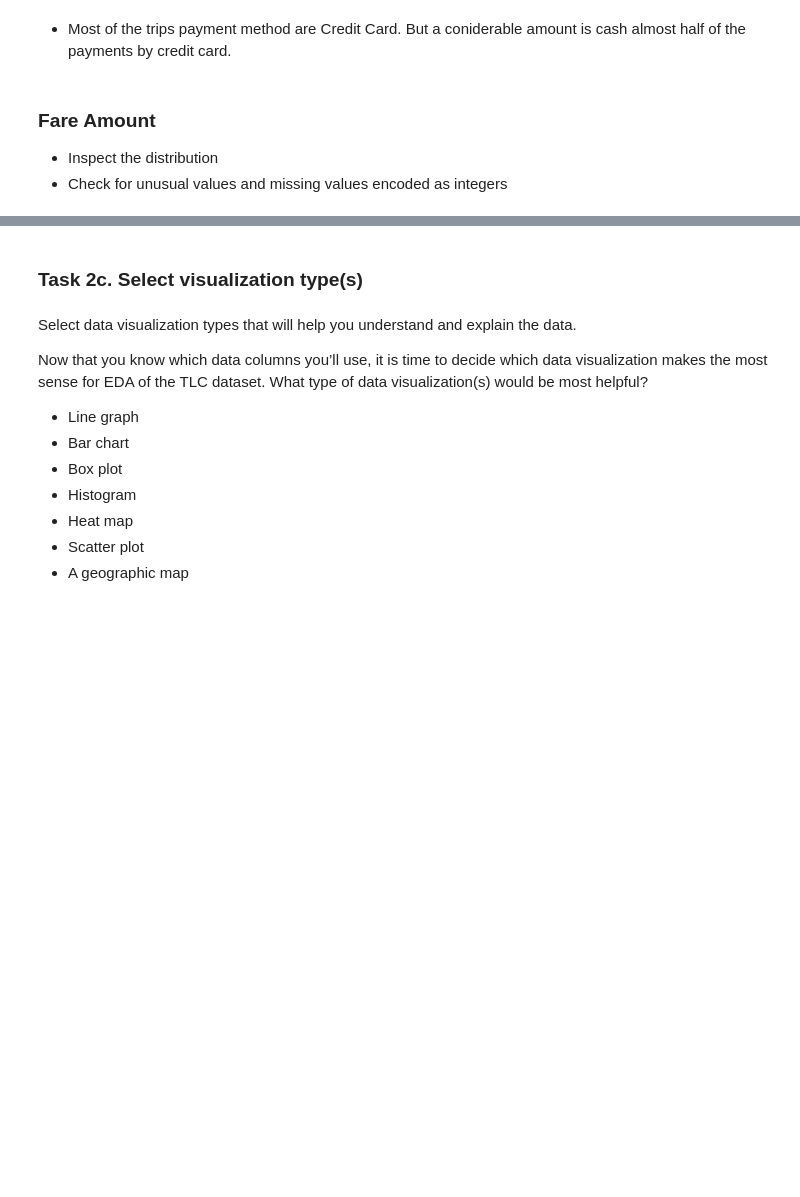
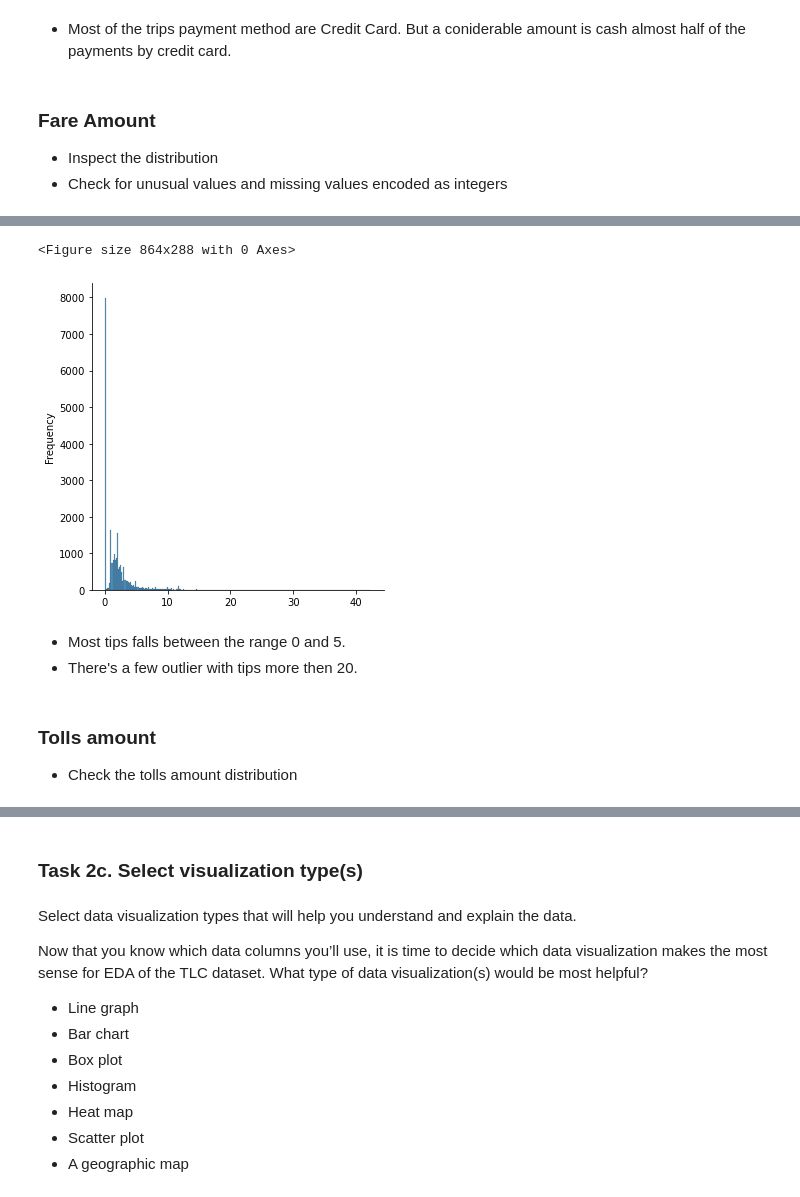
Before and after one commit to Protospi/automatidata-google, a Jupyter notebook: preprocess_eda.ipynb, the cells around one changed output, grey strips where cells are left out. Drawn from its saved outputs; the diff is of its cells as text; code cells hidden in the pictures; blank space fills up the shorter version.

```diff
--- a/Activity_Course 3 Automatidata project lab.ipynb
+++ b/preprocess_eda.ipynb
@@ -589,0 +660,15 @@ Text(0.5, 1.0, 'Count of the number of trips by payment types')
+# %%
+plt.figure(figsize = (12, 4))
+sns.displot(df['tip_amount'])
+plt.xlabel('')
+plt.ylabel('Frequency')
+plt.show()
+# %% [output]
+<Figure size 864x288 with 0 Axes>
+[figure, added]
+# %% [markdown]
+* Most tips falls between the range 0 and 5.
+* There's a few outlier with tips more then 20.
+# %% [markdown]
+### Tolls amount
+* Check the tolls amount distribution
```
Also changed, not shown: parts of 20 cells of this notebook, 3 other files.
